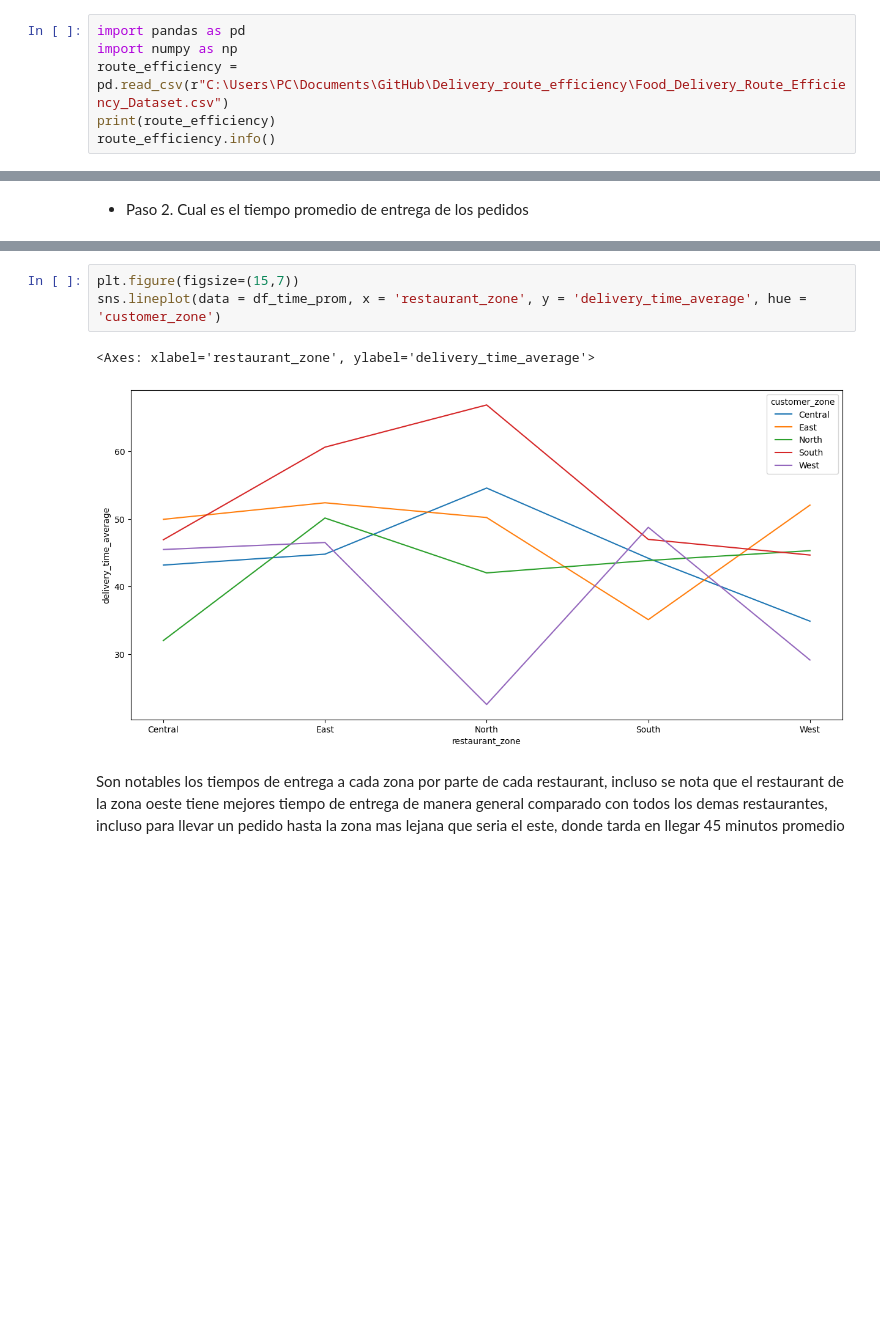
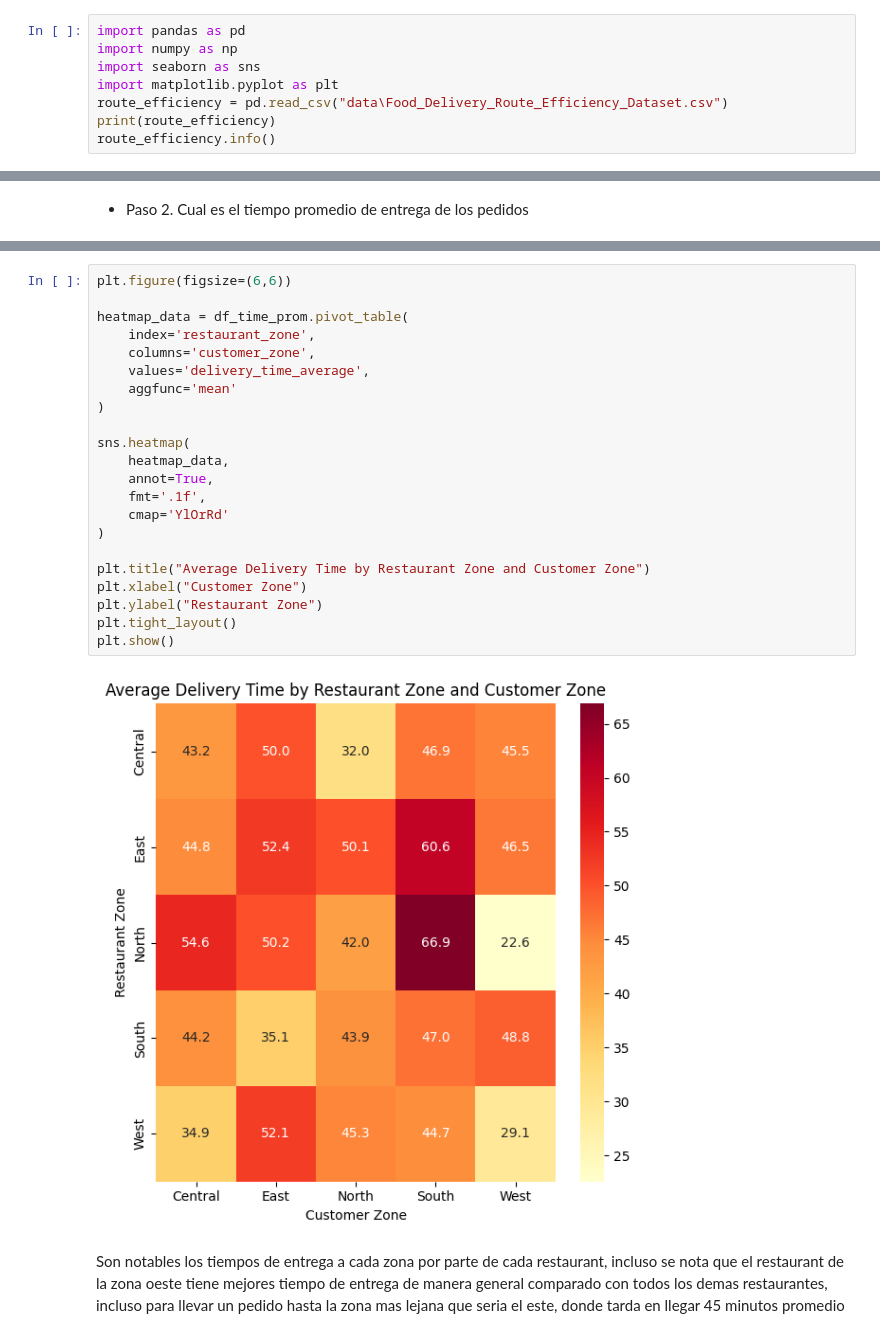
Before and after one commit to ManuelGP1273/Delivery_route_eficiency, a Jupyter notebook: Delivery route efficiency.ipynb, the cells around one changed output, grey strips where cells are left out. Drawn from its saved outputs; the diff is of its cells as text; blank space fills up the shorter version.

```diff
--- a/Delivery route efficiency.ipynb
+++ b/Delivery route efficiency.ipynb
@@ -27,7 +31,9 @@
 # %%
 import pandas as pd
 import numpy as np
-route_efficiency = pd.read_csv(r"C:\Users\PC\Documents\GitHub\Delivery_route_efficiency\Food_Delivery_Route_Efficiency_Dataset.csv")
+import seaborn as sns
+import matplotlib.pyplot as plt
+route_efficiency = pd.read_csv("data\Food_Delivery_Route_Efficiency_Dataset.csv")
 print(route_efficiency)
 route_efficiency.info()
 # %% [output]
@@ -161,11 +223,29 @@ print(df_time_prom.head(25))
 23            West         South              44.671429
 24            West          West              29.150000
 # %%
-plt.figure(figsize=(15,7))
-sns.lineplot(data = df_time_prom, x = 'restaurant_zone', y = 'delivery_time_average', hue = 'customer_zone')
+plt.figure(figsize=(6,6))
+
+heatmap_data = df_time_prom.pivot_table(
+    index='restaurant_zone',
+    columns='customer_zone',
+    values='delivery_time_average',
+    aggfunc='mean'
+)
+
+sns.heatmap(
+    heatmap_data,
+    annot=True,
+    fmt='.1f',
+    cmap='YlOrRd'
+)
+
+plt.title("Average Delivery Time by Restaurant Zone and Customer Zone")
+plt.xlabel("Customer Zone")
+plt.ylabel("Restaurant Zone")
+plt.tight_layout()
+plt.show()
 # %% [output]
-<Axes: xlabel='restaurant_zone', ylabel='delivery_time_average'>
-[figure, old version]
+[figure, new version]
 # %% [markdown]
 Son notables los tiempos de entrega a cada zona por parte de cada restaurant, incluso se nota que el restaurant de la zona oeste tiene mejores tiempo de entrega de manera general comparado con todos los demas restaurantes, incluso para llevar un pedido hasta la zona mas lejana que seria el este, donde tarda en llegar 45 minutos promedio
 # %% [markdown]
```
Also changed, not shown: parts of 26 cells of this notebook, 3 other files.
